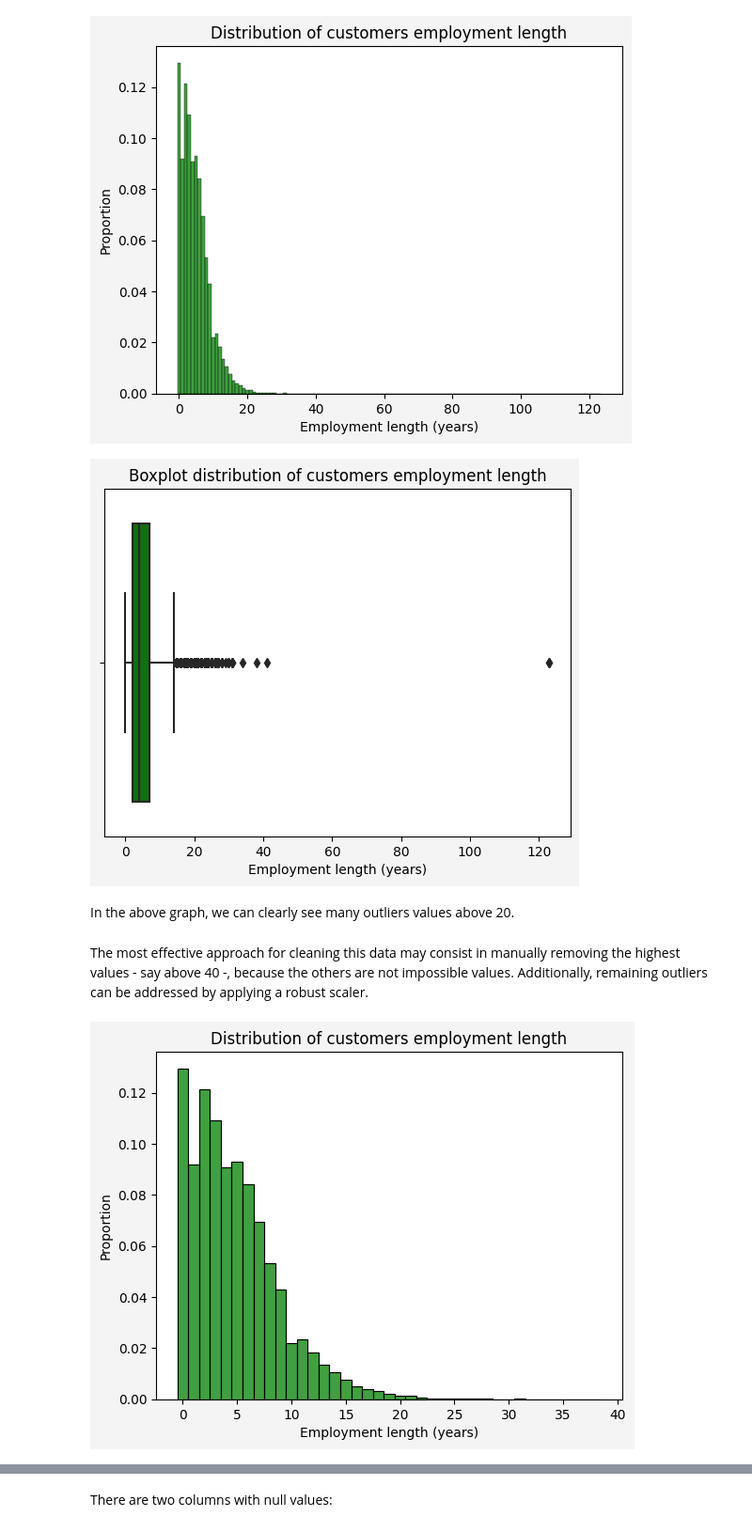
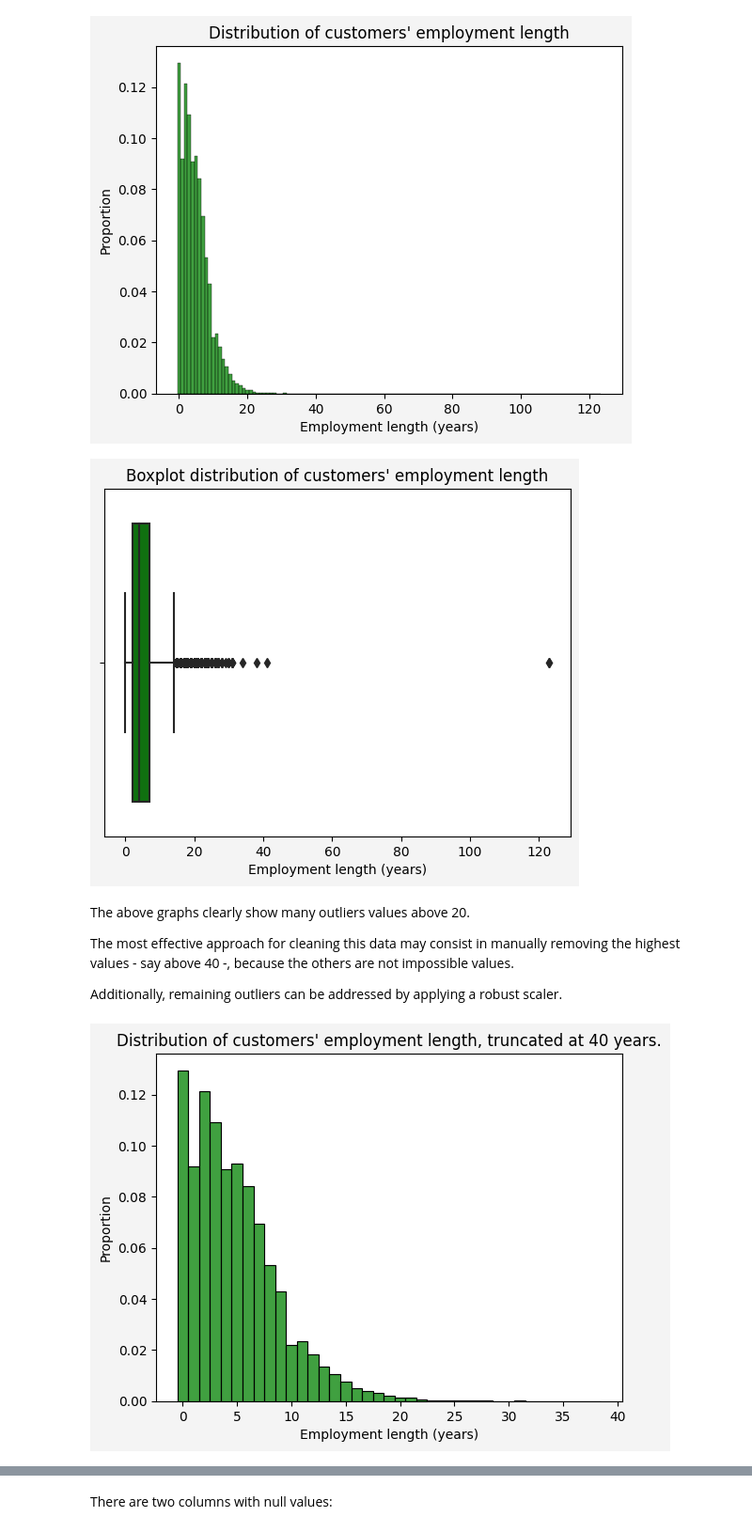
Before and after one commit to markort147/credit-risk-example-analysis-notebook, a Jupyter notebook: src/notebook.ipynb, the cells around one changed output, grey strips where cells are left out. Shown at 94% size. Saved outputs shown, nothing was run; the diff lists cells and outputs as text; code cells hidden in the pictures.

```diff
--- a/src/notebook.ipynb
+++ b/src/notebook.ipynb
@@ -103,3 +37,3 @@ Carico il dataset e formulo le prime osservazioni
 # %%
 #load the dataset
-df = pd.read_csv("credit_risk_dataset.csv")
+df = pd.read_csv("data/credit_risk_dataset.csv")
@@ -247,20 +183,21 @@ plt.xlabel("Employment length (years)");
 
 plt.figure(facecolor='#F4F4F4')
 sns.boxplot(data=df, x='person_emp_length', color='g')
-plt.title("Boxplot distribution of customers employment length")
+plt.title("Boxplot distribution of customers' employment length")
 plt.xlabel("Employment length (years)");
 # %% [output]
-[figure, old version]
+[figure, new version]
-# %% [markdown]
-In the above graph, we can clearly see many outliers values above 20.
 # %% [markdown]
+The above graphs clearly show many outliers values above 20.
 
-The most effective approach for cleaning this data may consist in manually removing the highest values - say above 40 -, because the others are not impossible values. Additionally, remaining outliers can be addressed by applying a robust scaler.
+The most effective approach for cleaning this data may consist in manually removing the highest values - say above 40 -, because the others are not impossible values.
+
+Additionally, remaining outliers can be addressed by applying a robust scaler.
 # %%
 plt.figure(facecolor='#F4F4F4')
 sns.histplot(data=df[df.person_emp_length <=40], x='person_emp_length', stat='proportion', discrete=True, color='g')
-plt.title("Distribution of customers employment length")
+plt.title("Distribution of customers' employment length, truncated at 40 years.")
 plt.xlabel("Employment length (years)");
 # %% [output]
-[figure, old version]
+[figure, new version]
 # %% [markdown]
```
Also changed, not shown: parts of 68 cells of this notebook, 3 other files.
